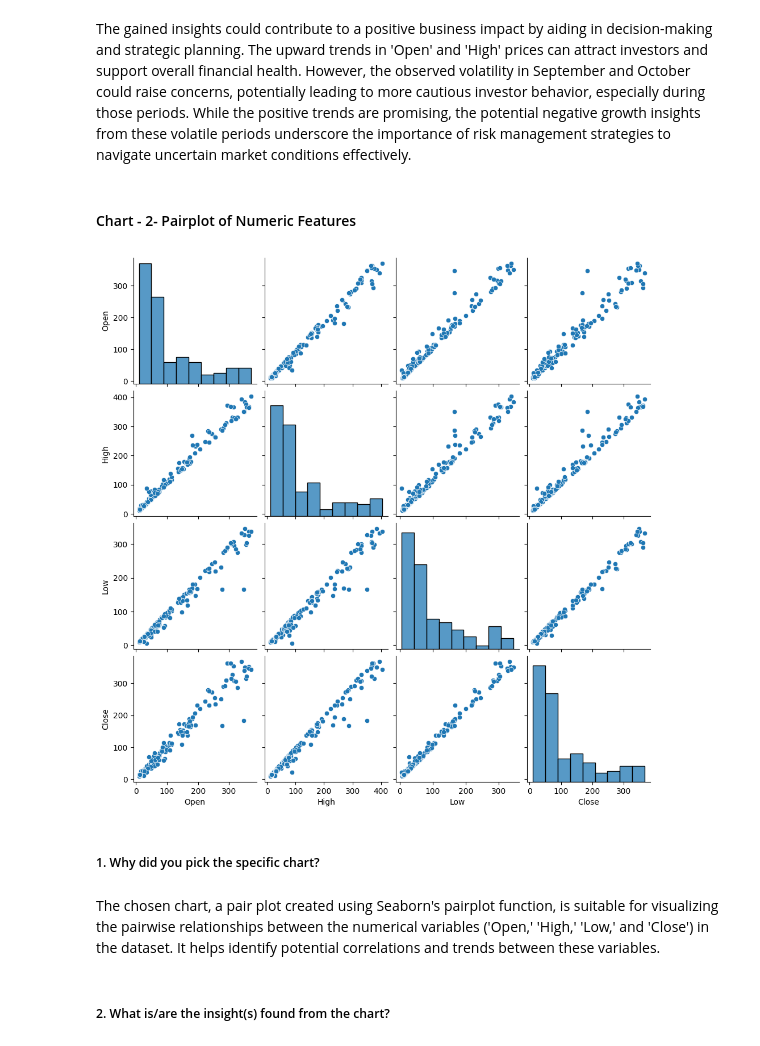
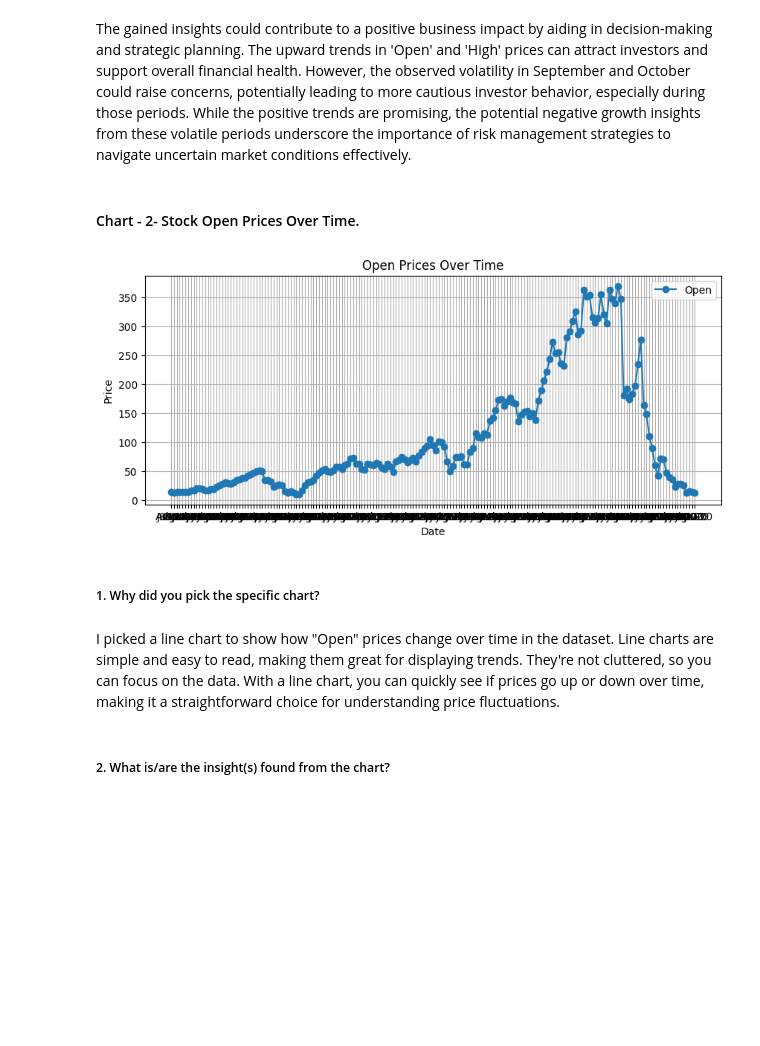
Before and after one commit to Rohankukwas/Yes-Bank-Stock-Closing-Price-Prediction, a Jupyter notebook: ML_Yes_Bank_Stock_Closing_Price_Prediction_ML_Submission.ipynb, the cells around one changed output. Saved outputs shown, nothing was run; the diff lists cells and outputs as text; code cells hidden in the pictures; blank space fills up the shorter version.

```diff
--- a/ML_Yes_Bank_Stock_Closing_Price_Prediction_ML_Submission.ipynb
+++ b/ML_Yes_Bank_Stock_Closing_Price_Prediction_ML_Submission.ipynb
@@ -333,17 +343,29 @@ From the chart, several insights can be derived. There's a noticeable upward tra
 Are there any insights that lead to negative growth? Justify with specific reason.
 # %% [markdown]
 The gained insights could contribute to a positive business impact by aiding in decision-making and strategic planning. The upward trends in 'Open' and 'High' prices can attract investors and support overall financial health. However, the observed volatility in September and October could raise concerns, potentially leading to more cautious investor behavior, especially during those periods. While the positive trends are promising, the potential negative growth insights from these volatile periods underscore the importance of risk management strategies to navigate uncertain market conditions effectively.
-# %% [markdown]
-#### Chart - 2- Pairplot of Numeric Features
-# %%
-# Chart - 2 visualization code
-sns.pairplot(df)
-plt.show()
-# %% [output]
-[figure, removed]
+# %% [markdown]
+#### Chart - 2-  Stock Open Prices Over Time.
+# %%
+# Chart - 2 visualization code
+
+
+# Plot Open  prices
+plt.figure(figsize=(10, 4))
+plt.plot(df.index, df['Open'], label='Open', marker='o')
+
+
+plt.title('Open Prices Over Time')
+plt.xlabel('Date')
+plt.ylabel('Price')
+plt.legend()
+plt.grid(True)
+
+plt.show()
+# %% [output]
+[figure, added]
 # %% [markdown]
 ##### 1. Why did you pick the specific chart?
-# %% [markdown]
-The chosen chart, a pair plot created using Seaborn's pairplot function, is suitable for visualizing the pairwise relationships between the numerical variables ('Open,' 'High,' 'Low,' and 'Close') in the dataset. It helps identify potential correlations and trends between these variables.
+# %% [markdown]
+I picked a line chart to show how "Open" prices change over time in the dataset. Line charts are simple and easy to read, making them great for displaying trends. They're not cluttered, so you can focus on the data. With a line chart, you can quickly see if prices go up or down over time, making it a straightforward choice for understanding price fluctuations.
 # %% [markdown]
 ##### 2. What is/are the insight(s) found from the chart?
```
Also changed, not shown: parts of 104 cells of this notebook.
